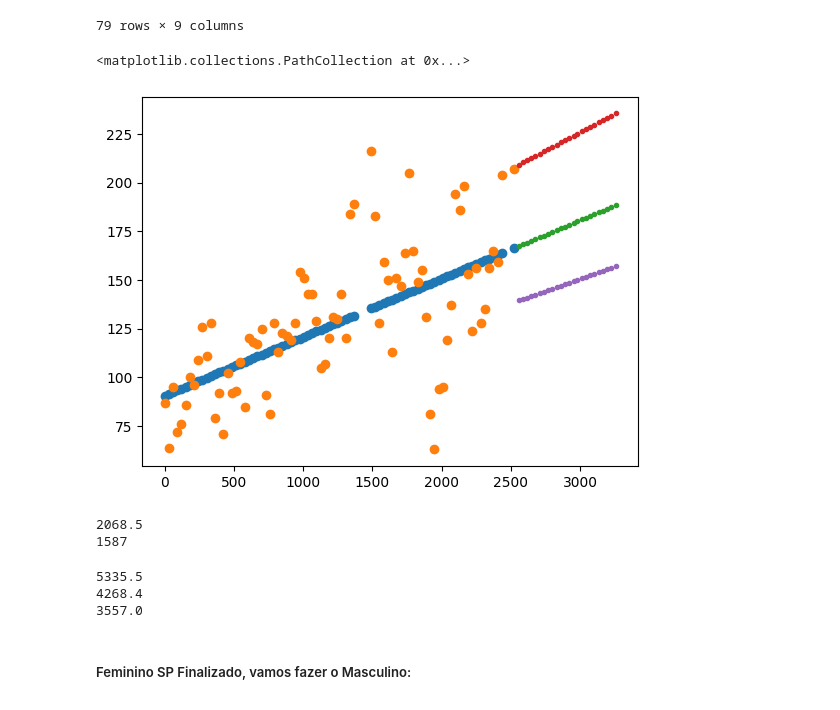
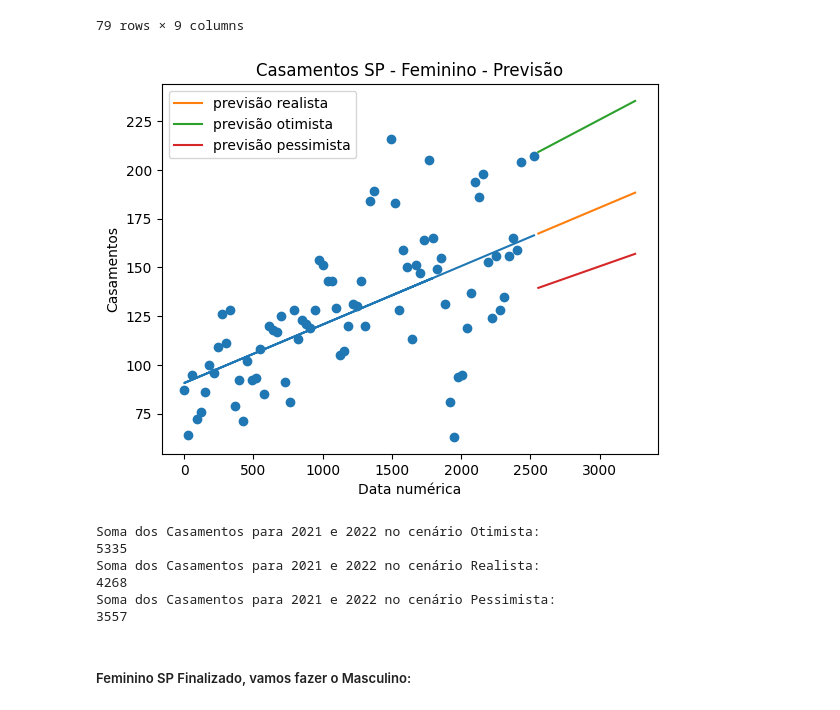
Before and after one commit to gustavo-rocha-barbosa/case-data-science-media-monks-2024, a Jupyter notebook: 2) Case Análise de Dados/main.ipynb, the cells around one changed output. Saved outputs shown, nothing was run; the diff lists cells and outputs as text; code cells hidden in the pictures.

```diff
--- a/2) Case Análise de Dados/main.ipynb
+++ b/2) Case Análise de Dados/main.ipynb
@@ -1017,28 +1033,36 @@ df_sp_fem
 79 rows × 9 columns
 # %%
 #Gráfico Final
-plt.scatter(df_sp_fem['data_numerica'], df_sp_fem['função_y'])
+plt.plot(df_sp_fem['data_numerica'], df_sp_fem['função_y'])
 plt.scatter(df_sp_fem['data_numerica'], df_sp_fem['numero'])
-plt.scatter(df_novo_sp_fem['data_numerica'], df_novo_sp_fem['função_y'], marker='.')
-plt.scatter(df_novo_sp_fem['data_numerica'], df_novo_sp_fem['previsão_otimista'], marker='.')
-plt.scatter(df_novo_sp_fem['data_numerica'], df_novo_sp_fem['previsão_pessimista'], marker='.')
+plt.plot(df_novo_sp_fem['data_numerica'], df_novo_sp_fem['função_y'], label='previsão realista')
+plt.plot(df_novo_sp_fem['data_numerica'], df_novo_sp_fem['previsão_otimista'], label='previsão otimista')
+plt.plot(df_novo_sp_fem['data_numerica'], df_novo_sp_fem['previsão_pessimista'],  label='previsão pessimista')
+plt.title('Casamentos SP - Feminino - Previsão')
+plt.xlabel('Data numérica')
+plt.ylabel('Casamentos')
+plt.legend()
+plt.show()
 # %% [output]
-<matplotlib.collections.PathCollection at 0x...>
-[figure, old version]
+[figure, new version]
-# %%
-print(df_novo_sp_fem[df_novo_sp_fem['ano'] == 2022]['função_y'].sum())
-print(df_sp_fem[df_sp_fem['ano'] == '2021']['numero'].sum())
-# %% [output]
-2068.5
-1587
 # %%
-print(df_novo_sp_fem[df_novo_sp_fem['ano'] == 2022]['previsão_otimista'].sum() + df_novo_sp_fem[df_novo_sp_fem['ano'] == 2023]['previsão_otimista'].sum())
-print(df_novo_sp_fem[df_novo_sp_fem['ano'] == 2022]['função_y'].sum() + df_novo_sp_fem[df_novo_sp_fem['ano'] == 2023]['função_y'].sum())
-print(df_novo_sp_fem[df_novo_sp_fem['ano'] == 2022]['previsão_pessimista'].sum() + df_novo_sp_fem[df_novo_sp_fem['ano'] == 2023]['previsão_pessimista'].sum())
+soma_casamento_fem_sp_previsao_otimista = df_novo_sp_fem[df_novo_sp_fem['ano'] == 2022]['previsão_otimista'].sum() + df_novo_sp_fem[df_novo_sp_fem['ano'] == 2023]['previsão_otimista'].sum()
+soma_casamento_fem_sp_previsao_realista = df_novo_sp_fem[df_novo_sp_fem['ano'] == 2022]['função_y'].sum() + df_novo_sp_fem[df_novo_sp_fem['ano'] == 2023]['função_y'].sum()
+soma_casamento_fem_sp_previsao_pessimista = df_novo_sp_fem[df_novo_sp_fem['ano'] == 2022]['previsão_pessimista'].sum() + df_novo_sp_fem[df_novo_sp_fem['ano'] == 2023]['previsão_pessimista'].sum()
+
+print('Soma dos Casamentos para 2021 e 2022 no cenário Otimista - SP - Feminino:')
+print(int(soma_casamento_fem_sp_previsao_otimista))
+print('Soma dos Casamentos para 2021 e 2022 no cenário Realista - SP - Feminino:')
+print(int(soma_casamento_fem_sp_previsao_realista))
+print('Soma dos Casamentos para 2021 e 2022 no cenário Pessimista - SP - Feminino:')
+print(int(soma_casamento_fem_sp_previsao_pessimista))
 # %% [output]
-5335.5
-4268.4
-3557.0
+Soma dos Casamentos para 2021 e 2022 no cenário Otimista:
+5335
+Soma dos Casamentos para 2021 e 2022 no cenário Realista:
+4268
+Soma dos Casamentos para 2021 e 2022 no cenário Pessimista:
+3557
 # %% [markdown]
 ##### Feminino SP Finalizado, vamos fazer o Masculino:
 # %%
```
Also changed, not shown: parts of 50 cells of this notebook, 6 other files.
